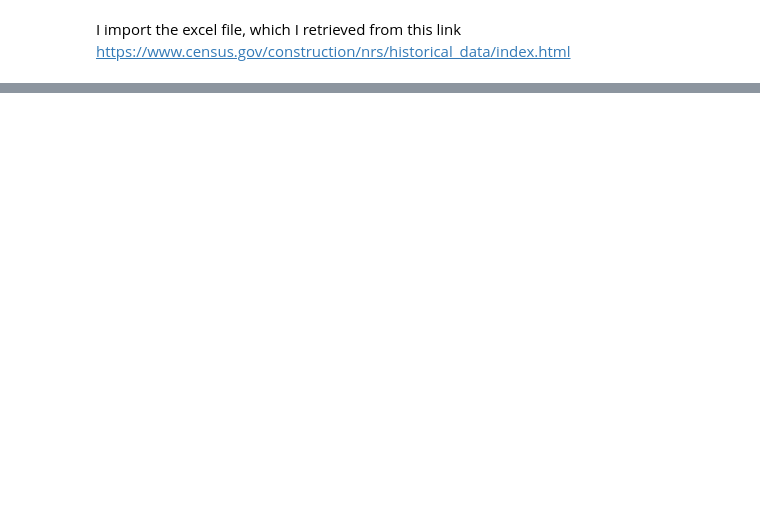
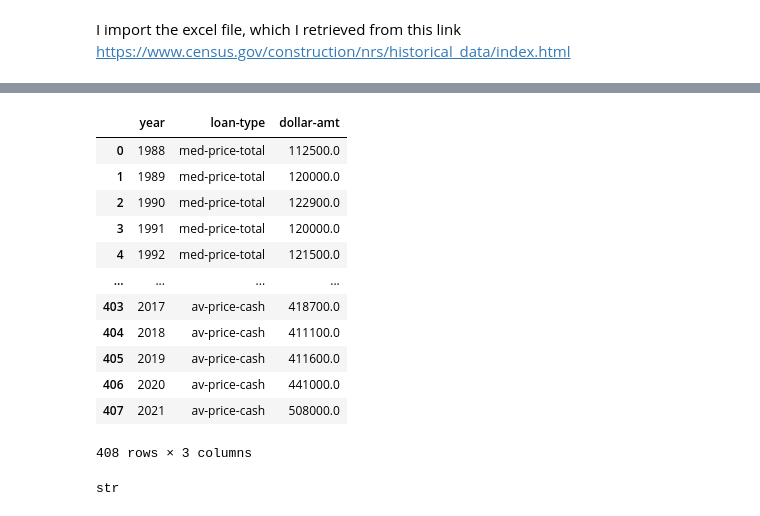
Before and after one commit to mollyboigon/house-price-financing, a Jupyter notebook: house-price-financing.ipynb, the cells around one changed output, grey strips where cells are left out. Saved outputs shown, nothing was run; the diff lists cells and outputs as text; code cells hidden in the pictures; blank space fills up the shorter version.

```diff
--- a/house-price-financing.ipynb
+++ b/house-price-financing.ipynb
@@ -90,0 +155,22 @@ df
+# %%
+melt_df = melt_df.rename(columns={"variable": "loan-type",\
+                                  "value" : "dollar-amt"})
+melt_df
+# %% [output]
+|  | year | loan-type | dollar-amt |
+| 0 | 1988 | med-price-total | 112500.0 |
+| 1 | 1989 | med-price-total | 120000.0 |
+| 2 | 1990 | med-price-total | 122900.0 |
+| 3 | 1991 | med-price-total | 120000.0 |
+| 4 | 1992 | med-price-total | 121500.0 |
+| ... | ... | ... | ... |
+| 403 | 2017 | av-price-cash | 418700.0 |
+| 404 | 2018 | av-price-cash | 411100.0 |
+| 405 | 2019 | av-price-cash | 411600.0 |
+| 406 | 2020 | av-price-cash | 441000.0 |
+| 407 | 2021 | av-price-cash | 508000.0 |
+408 rows × 3 columns
+# %%
+type("dollar-amt")
+# %% [output]
+str
```
Also changed, not shown: parts of 7 cells of this notebook.
